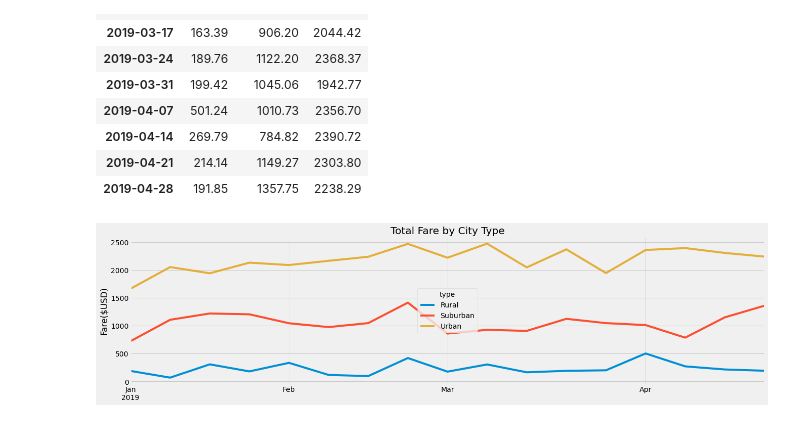
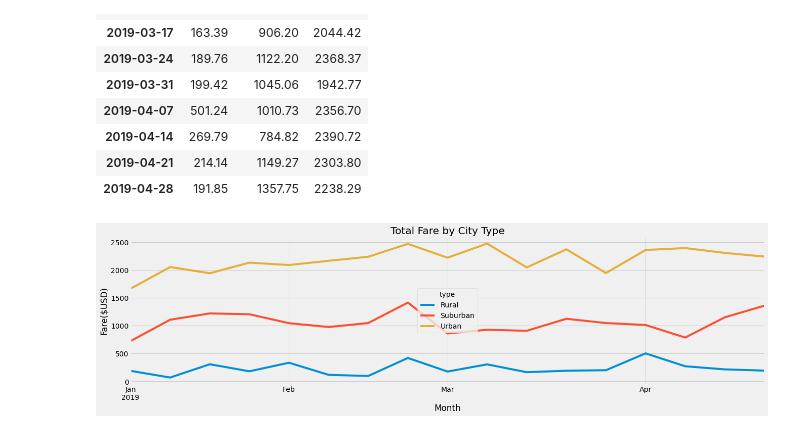
Before and after one commit to AllenAx91/PyBer_Analysis, a Jupyter notebook: PyBer_Challenge.ipynb, the cells around one changed output. Cells and saved outputs as stored; diff of their text form; code cells hidden in the pictures.

Commit message:
updated X-label with MONTH per grading comments.

```diff
--- a/PyBer_Challenge.ipynb
+++ b/PyBer_Challenge.ipynb
@@ -228,21 +228,21 @@ sum_fares_pivot_2019_week.tail(10)
 # %%
 # 8. Using the object-oriented interface method, plot the resample DataFrame using the df.plot() function.
 
 # Import the style from Matplotlib.
 from matplotlib import style
 # Use the graph style fivethirtyeight.
 style.use('fivethirtyeight')
 
 sum_fares_pivot_2019_week.plot(figsize=(20,5))
 plt.title("Total Fare by City Type")
 plt.ylabel("Fare($USD)")
-plt.xlabel(None)
+plt.xlabel("Month")
 
 plt.legend(loc="center", title="type")
 
 # Save Figure
 plt.savefig("analysis/PyBer_fare_summary.png")
 
 plt.show()
 # %% [output]
-[figure, old version]
+[figure, new version]
```
